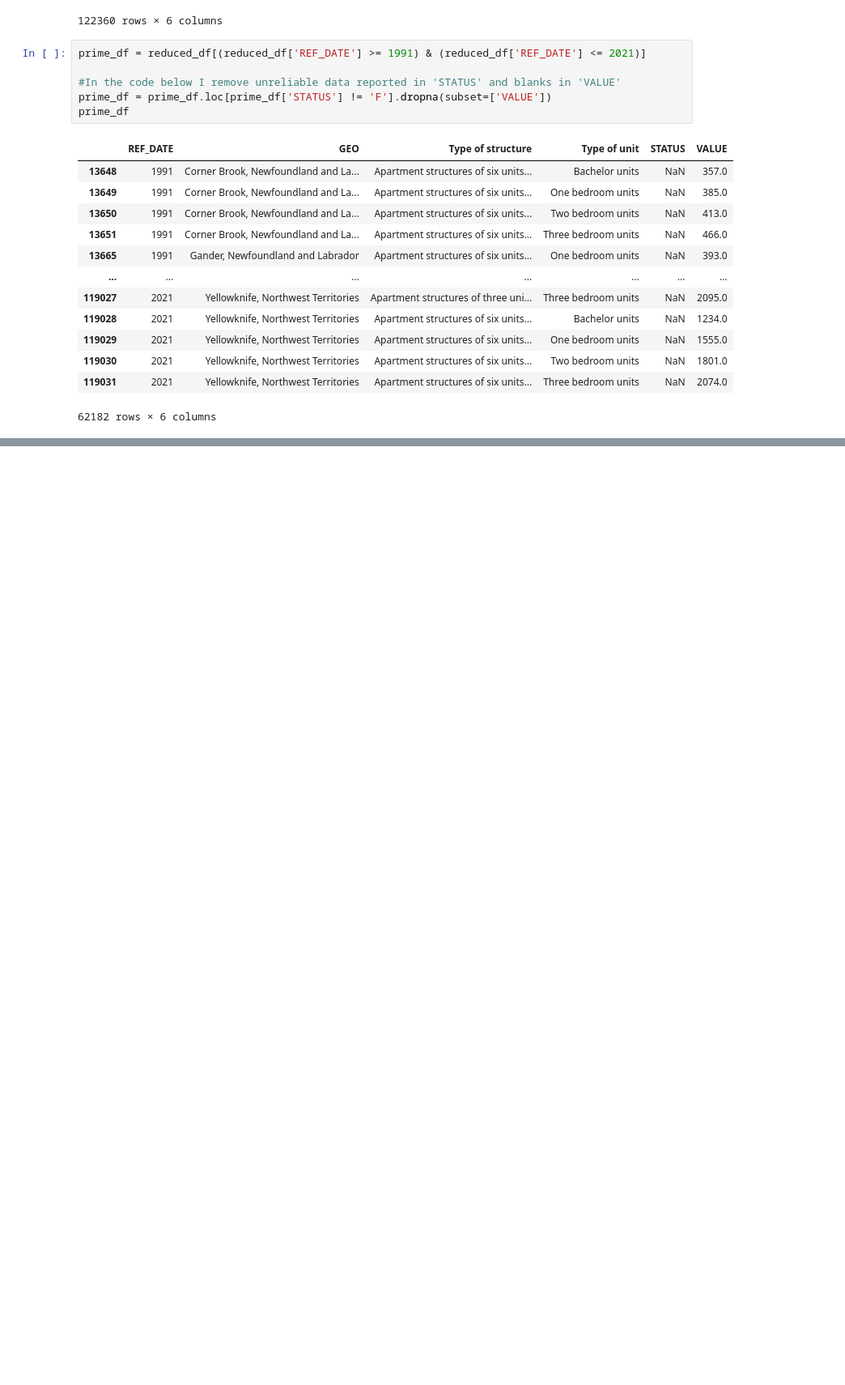
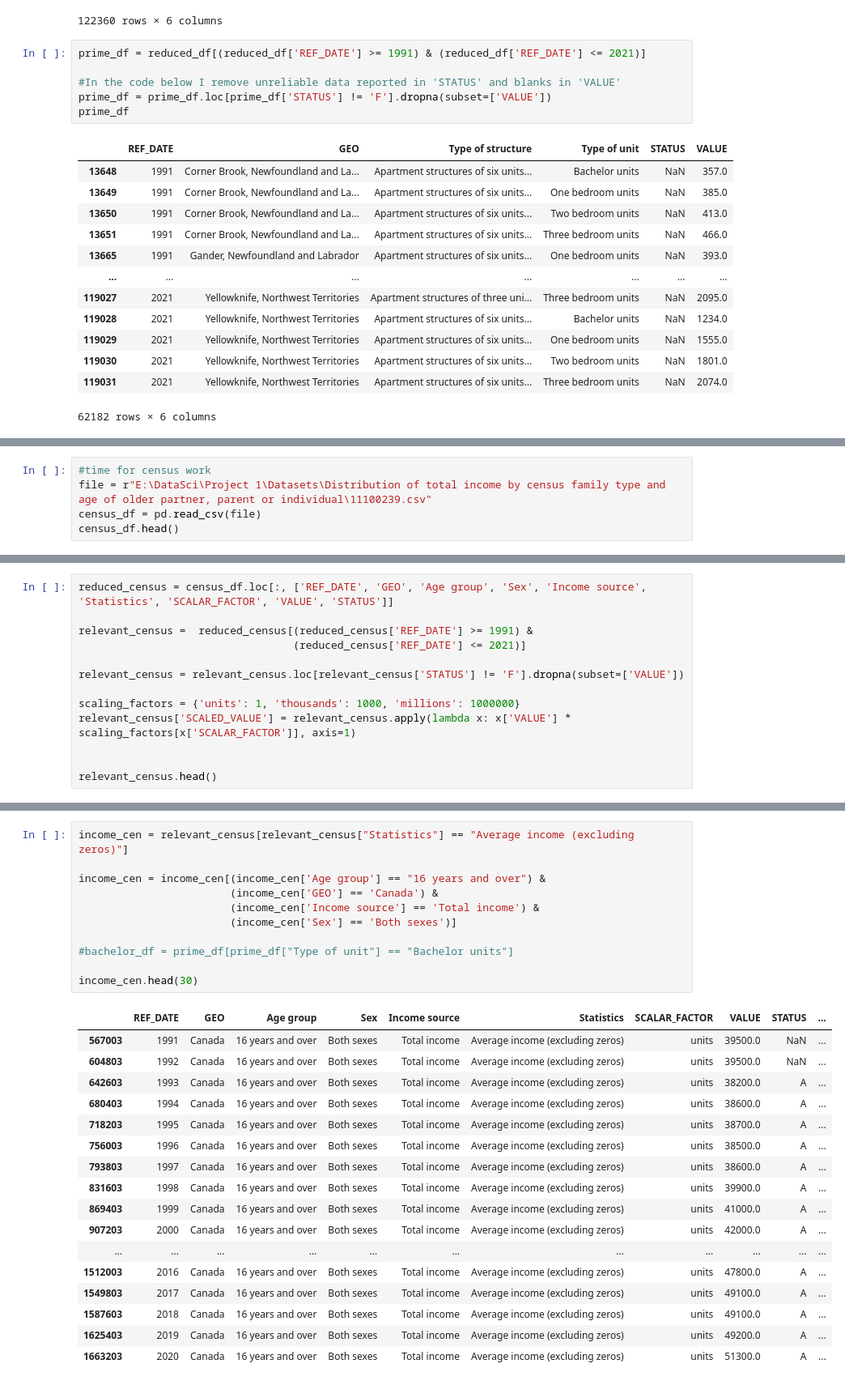
Before and after one commit to AA-Rafi/Renters-Anonymous, a Jupyter notebook: FinancialSide.ipynb, the cells around one changed output, grey strips where cells are left out. Shown at 81% size. Saved outputs shown, nothing was run; the diff lists cells and outputs as text; blank space fills up the shorter version.

Commit message:
Added Income df
Added new df that looks at income increase over the 30 years.

Things to still do:
1) Convert some of the old graphs into error bars
2) Get a good housing df!

```diff
--- a/FinancialSide.ipynb
+++ b/FinancialSide.ipynb
@@ -92,0 +112,5 @@ plt.show()
+# %%
+#time for census work
+file = r"E:\DataSci\Project 1\Datasets\Distribution of total income by census family type and age of older partner, parent or individual\11100239.csv"
+census_df = pd.read_csv(file)
+census_df.head()
@@ -92,0 +124,13 @@ plt.show()
+# %%
+reduced_census = census_df.loc[:, ['REF_DATE', 'GEO', 'Age group', 'Sex', 'Income source', 'Statistics', 'SCALAR_FACTOR', 'VALUE', 'STATUS']]
+
+relevant_census =  reduced_census[(reduced_census['REF_DATE'] >= 1991) &
+                                  (reduced_census['REF_DATE'] <= 2021)]
+
+relevant_census = relevant_census.loc[relevant_census['STATUS'] != 'F'].dropna(subset=['VALUE'])
+
+scaling_factors = {'units': 1, 'thousands': 1000, 'millions': 1000000}
+relevant_census['SCALED_VALUE'] = relevant_census.apply(lambda x: x['VALUE'] * scaling_factors[x['SCALAR_FACTOR']], axis=1)
+
+
+relevant_census.head()
@@ -92,0 +144,29 @@ plt.show()
+# %%
+income_cen = relevant_census[relevant_census["Statistics"] == "Average income (excluding zeros)"]
+
+income_cen = income_cen[(income_cen['Age group'] == "16 years and over") &
+                        (income_cen['GEO'] == 'Canada') &
+                        (income_cen['Income source'] == 'Total income') &
+                        (income_cen['Sex'] == 'Both sexes')]
+
+#bachelor_df = prime_df[prime_df["Type of unit"] == "Bachelor units"]
+
+income_cen.head(30)
+# %% [output]
+|  | REF_DATE | GEO | Age group | Sex | Income source | Statistics | SCALAR_FACTOR | VALUE | STATUS | ... |
+| 567003 | 1991 | Canada | 16 years and over | Both sexes | Total income | Average income (excluding zeros) | units | 39500.0 | NaN | ... |
+| 604803 | 1992 | Canada | 16 years and over | Both sexes | Total income | Average income (excluding zeros) | units | 39500.0 | NaN | ... |
+| 642603 | 1993 | Canada | 16 years and over | Both sexes | Total income | Average income (excluding zeros) | units | 38200.0 | A | ... |
+| 680403 | 1994 | Canada | 16 years and over | Both sexes | Total income | Average income (excluding zeros) | units | 38600.0 | A | ... |
+| 718203 | 1995 | Canada | 16 years and over | Both sexes | Total income | Average income (excluding zeros) | units | 38700.0 | A | ... |
+| 756003 | 1996 | Canada | 16 years and over | Both sexes | Total income | Average income (excluding zeros) | units | 38500.0 | A | ... |
+| 793803 | 1997 | Canada | 16 years and over | Both sexes | Total income | Average income (excluding zeros) | units | 38600.0 | A | ... |
+| 831603 | 1998 | Canada | 16 years and over | Both sexes | Total income | Average income (excluding zeros) | units | 39900.0 | A | ... |
+| 869403 | 1999 | Canada | 16 years and over | Both sexes | Total income | Average income (excluding zeros) | units | 41000.0 | A | ... |
+| 907203 | 2000 | Canada | 16 years and over | Both sexes | Total income | Average income (excluding zeros) | units | 42000.0 | A | ... |
+| ... | ... | ... | ... | ... | ... | ... | ... | ... | ... | ... |
+| 1512003 | 2016 | Canada | 16 years and over | Both sexes | Total income | Average income (excluding zeros) | units | 47800.0 | A | ... |
+| 1549803 | 2017 | Canada | 16 years and over | Both sexes | Total income | Average income (excluding zeros) | units | 49100.0 | A | ... |
+| 1587603 | 2018 | Canada | 16 years and over | Both sexes | Total income | Average income (excluding zeros) | units | 49100.0 | A | ... |
+| 1625403 | 2019 | Canada | 16 years and over | Both sexes | Total income | Average income (excluding zeros) | units | 49200.0 | A | ... |
+| 1663203 | 2020 | Canada | 16 years and over | Both sexes | Total income | Average income (excluding zeros) | units | 51300.0 | A | ... |
```
Also changed, not shown: parts of 6 cells of this notebook.
